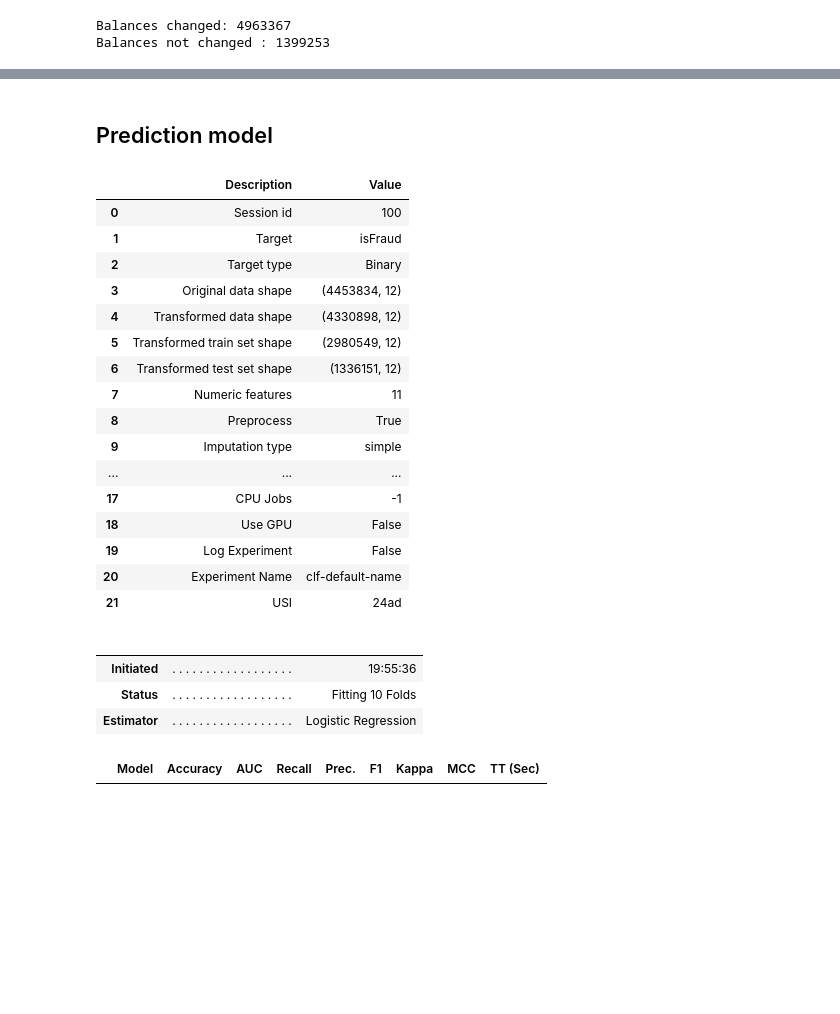
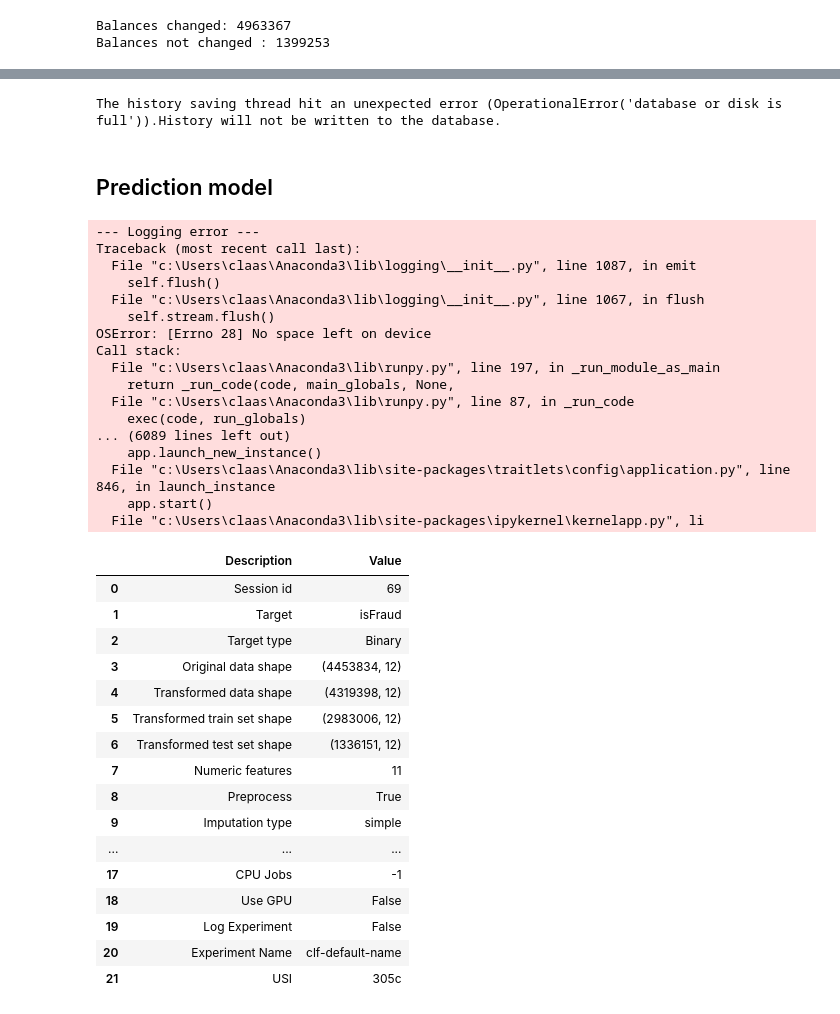
Before and after one commit to TitoTamburini/FDS_Final_Project, a Jupyter notebook: main_last_FDS.ipynb, the cells around one changed output, grey strips where cells are left out. Saved outputs shown, nothing was run; the diff lists cells and outputs as text; code cells hidden in the pictures; blank space fills up the shorter version.

```diff
--- a/main_last_FDS.ipynb
+++ b/main_last_FDS.ipynb
@@ -404,16 +399,16 @@ data.head()
 | 3 | 1 | 181.00 | 5828262 | 391696 | 1 | 1 | 0 | 0 | 0 | ... |
 | 4 | 1 | 11668.14 | 3445981 | 828919 | 0 | 0 | 0 | 1 | 0 | ... |
 # %%
+
+import pickle
 '''
-import pickle
-
-with open('data.pickle', 'wb') as f:
- Pickle the 'data' dictionary using the highest protocol available.
+with open('data.pickle', 'wb') as f:.
     pickle.dump(data, f)
-
-# with open('data.pickle', 'rb') as f:
-#    data = pickle.load(f)
 '''
+with open('data.pickle', 'rb') as f:
+    data = pickle.load(f)
+# %% [output]
+The history saving thread hit an unexpected error (OperationalError('database or disk is full')).History will not be written to the database.
 # %% [markdown]
 ## Prediction model
 # %%
@@ -431,27 +426,44 @@ data_train, data_test = train_test_split(data, random_state =100 , test_size = 0
 # X_train and y_train sets are used for training and fitting the model
 # %%
 setup_data = setup(data = data_train, target = 'isFraud',
-                session_id=100, data_split_stratify=True, remove_outliers=True)
+                session_id=69, data_split_stratify=True, remove_outliers=True)
 
 
 # pycaret.classification.setup() :  initializes the training environment and creates the transformation pipeline
 
 # session_id: int, default = None
 # Controls the randomness of experiment. This can be used for later reproducibility of the entire experiment
 
 # data_split_stratify: bool or list, default = False
 # Controls stratification during ‘train_test_split’. When set to True, will stratify by target column.
 
 #remove_outliers: bool, default = False
 #When set to True, outliers from the training data are removed using the Singular Value Decomposition
 # %% [output]
+--- Logging error ---
+Traceback (most recent call last):
+  File "c:\Users\claas\Anaconda3\lib\logging\__init__.py", line 1087, in emit
+    self.flush()
+  File "c:\Users\claas\Anaconda3\lib\logging\__init__.py", line 1067, in flush
+    self.stream.flush()
+OSError: [Errno 28] No space left on device
+Call stack:
+  File "c:\Users\claas\Anaconda3\lib\runpy.py", line 197, in _run_module_as_main
+    return _run_code(code, main_globals, None,
+  File "c:\Users\claas\Anaconda3\lib\runpy.py", line 87, in _run_code
+    exec(code, run_globals)
+... (6089 lines left out)
+    app.launch_new_instance()
+  File "c:\Users\claas\Anaconda3\lib\site-packages\traitlets\config\application.py", line 846, in launch_instance
+    app.start()
+  File "c:\Users\claas\Anaconda3\lib\site-packages\ipykernel\kernelapp.py", li
 |  | Description | Value |
-| 0 | Session id | 100 |
+| 0 | Session id | 69 |
 | 1 | Target | isFraud |
 | 2 | Target type | Binary |
 | 3 | Original data shape | (4453834, 12) |
-| 4 | Transformed data shape | (4330898, 12) |
-| 5 | Transformed train set shape | (2980549, 12) |
+| 4 | Transformed data shape | (4319398, 12) |
+| 5 | Transformed train set shape | (2983006, 12) |
 | 6 | Transformed test set shape | (1336151, 12) |
 | 7 | Numeric features | 11 |
 | 8 | Preprocess | True |
@@ -461,14 +473,4 @@ setup_data = setup(data = data_train, target = 'isFraud',
 | 18 | Use GPU | False |
 | 19 | Log Experiment | False |
 | 20 | Experiment Name | clf-default-name |
-| 21 | USI | 24ad |
+| 21 | USI | 305c |
-# %%
-models = compare_models(n_select=3)
-models
-# %% [output]
-|  |  |  |
-|  |  |  |
-| Initiated | . . . . . . . . . . . . . . . . . . | 19:55:36 |
-| Status | . . . . . . . . . . . . . . . . . . | Fitting 10 Folds |
-| Estimator | . . . . . . . . . . . . . . . . . . | Logistic Regression |
-|  | Model | Accuracy | AUC | Recall | Prec. | F1 | Kappa | MCC | TT (Sec) |
```
Also changed, not shown: parts of 4 cells of this notebook.
